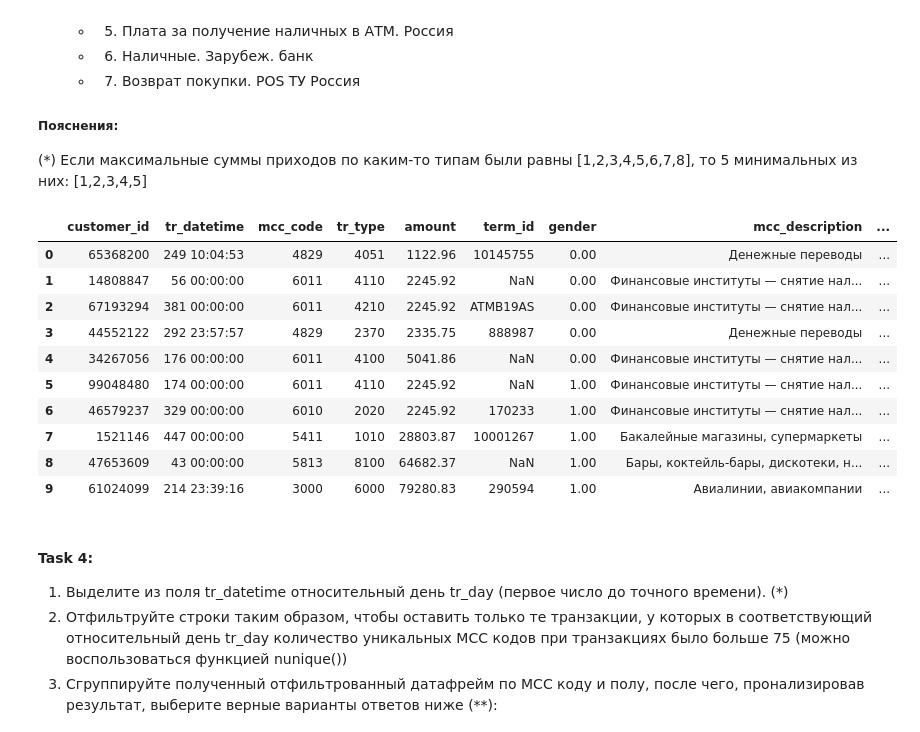
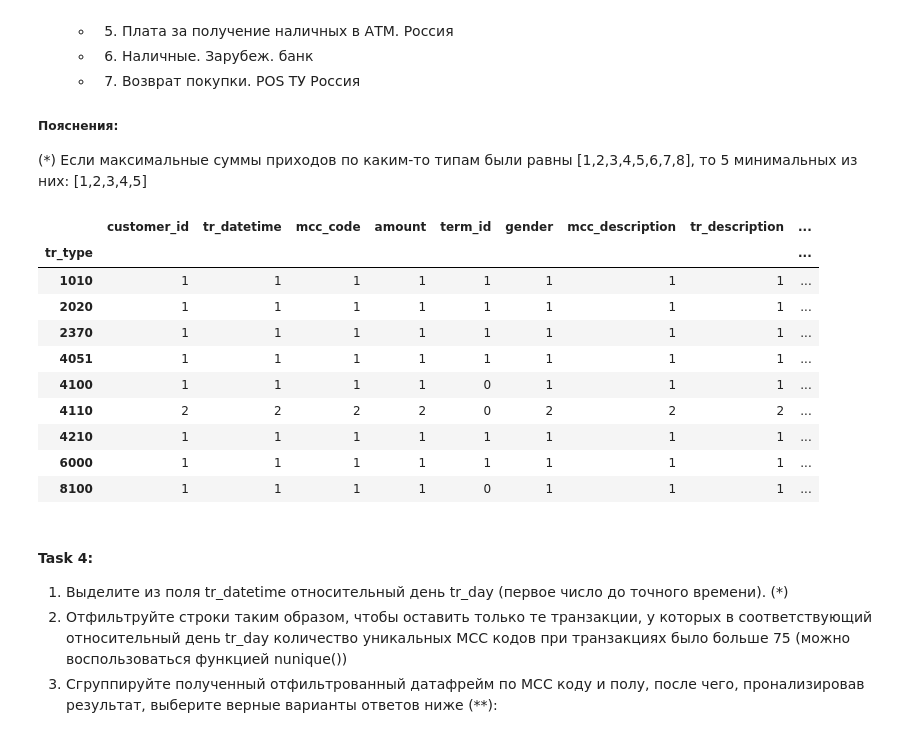
Before and after one commit to GoryachevDaniil/python_for_data_analysis, a Jupyter notebook: Homework_2.ipynb, the cells around one changed output. Cells and saved outputs as stored; diff of their text form; code cells hidden in the pictures.

```diff
--- a/Homework_2.ipynb
+++ b/Homework_2.ipynb
@@ -93,33 +93,35 @@ df.groupby(['conc']).amount.agg(['count', 'var']).query('count >= 10')['var'].ag
 # %%
 pd.set_option('display.float_format', '{:.2f}'.format)
 df = trans.copy()
 
 df = df[df['amount'] > 0]
 df = df[df['gender'].notna()]
 df['max_income'] = df.groupby(['gender', 'tr_type']).amount.transform('max')
 
 df_1 = df[df['gender'] == 1]
 df_1.drop_duplicates(subset='tr_type', keep='first', inplace=True)
 df1 = df_1.nsmallest(5, 'max_income')
 
 df_2 = df[df['gender'] == 0]
 df_2.drop_duplicates(subset='tr_type', keep='first', inplace=True)
 df2 = df_2.nsmallest(5, 'max_income')
 
 df2 = df2.merge(df1, how='outer')
 data_table.DataTable(df2, include_index=False)
+
+df2.groupby('tr_type').count()
 # %% [output]
-|  | customer_id | tr_datetime | mcc_code | tr_type | amount | term_id | gender | mcc_description | ... |
-| 0 | 65368200 | 249 10:04:53 | 4829 | 4051 | 1122.96 | 10145755 | 0.00 | Денежные переводы | ... |
-| 1 | 14808847 | 56 00:00:00 | 6011 | 4110 | 2245.92 | NaN | 0.00 | Финансовые институты — снятие нал... | ... |
-| 2 | 67193294 | 381 00:00:00 | 6011 | 4210 | 2245.92 | ATMB19AS | 0.00 | Финансовые институты — снятие нал... | ... |
-| 3 | 44552122 | 292 23:57:57 | 4829 | 2370 | 2335.75 | 888987 | 0.00 | Денежные переводы | ... |
-| 4 | 34267056 | 176 00:00:00 | 6011 | 4100 | 5041.86 | NaN | 0.00 | Финансовые институты — снятие нал... | ... |
-| 5 | 99048480 | 174 00:00:00 | 6011 | 4110 | 2245.92 | NaN | 1.00 | Финансовые институты — снятие нал... | ... |
-| 6 | 46579237 | 329 00:00:00 | 6010 | 2020 | 2245.92 | 170233 | 1.00 | Финансовые институты — снятие нал... | ... |
-| 7 | 1521146 | 447 00:00:00 | 5411 | 1010 | 28803.87 | 10001267 | 1.00 | Бакалейные магазины, супермаркеты | ... |
-| 8 | 47653609 | 43 00:00:00 | 5813 | 8100 | 64682.37 | NaN | 1.00 | Бары, коктейль-бары, дискотеки, н... | ... |
-| 9 | 61024099 | 214 23:39:16 | 3000 | 6000 | 79280.83 | 290594 | 1.00 | Авиалинии, авиакомпании | ... |
+|  | customer_id | tr_datetime | mcc_code | amount | term_id | gender | mcc_description | tr_description | ... |
+| tr_type |  |  |  |  |  |  |  |  | ... |
+| 1010 | 1 | 1 | 1 | 1 | 1 | 1 | 1 | 1 | ... |
+| 2020 | 1 | 1 | 1 | 1 | 1 | 1 | 1 | 1 | ... |
+| 2370 | 1 | 1 | 1 | 1 | 1 | 1 | 1 | 1 | ... |
+| 4051 | 1 | 1 | 1 | 1 | 1 | 1 | 1 | 1 | ... |
+| 4100 | 1 | 1 | 1 | 1 | 0 | 1 | 1 | 1 | ... |
+| 4110 | 2 | 2 | 2 | 2 | 0 | 2 | 2 | 2 | ... |
+| 4210 | 1 | 1 | 1 | 1 | 1 | 1 | 1 | 1 | ... |
+| 6000 | 1 | 1 | 1 | 1 | 1 | 1 | 1 | 1 | ... |
+| 8100 | 1 | 1 | 1 | 1 | 0 | 1 | 1 | 1 | ... |
 # %% [markdown]
 #### Task 4:
 1. Выделите из поля tr_datetime относительный день tr_day (первое число до точного времени). (\*)
```
